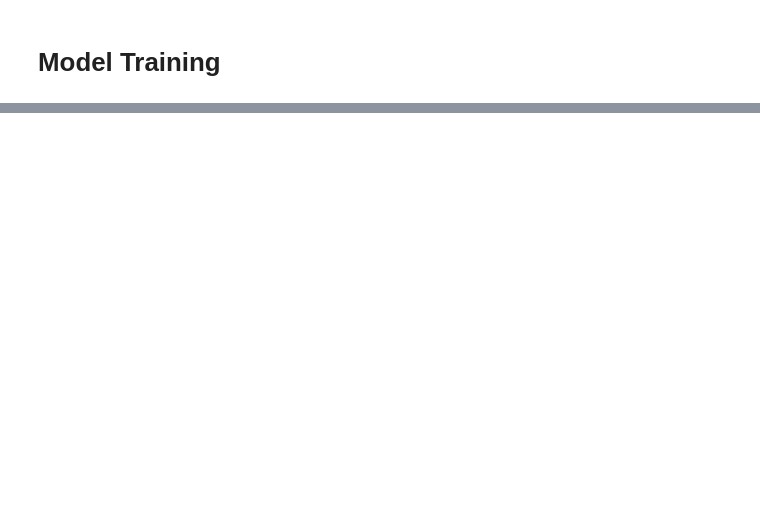
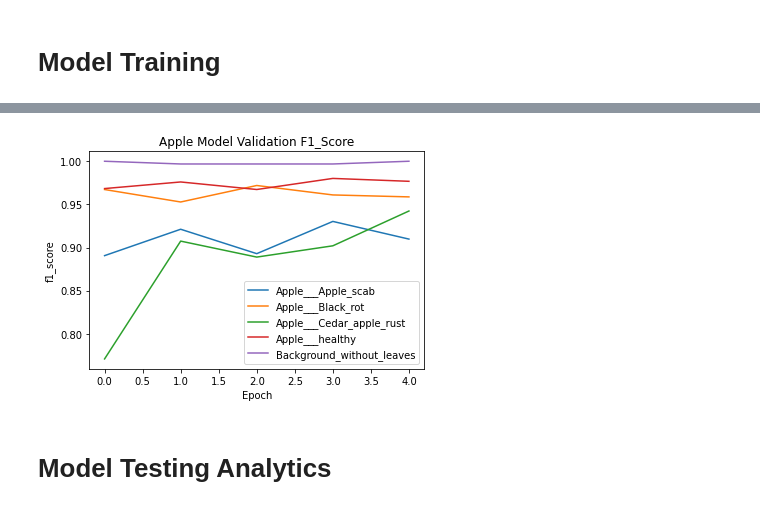
Before and after one commit to brymer-meneses/chloroplast, a Jupyter notebook: machine_learning/model_training/apple.ipynb, the cells around one changed output, grey strips where cells are left out. Cells and saved outputs as stored; diff of their text form; code cells hidden in the pictures; blank space fills up the shorter version.

```diff
--- a/machine_learning/model_training/apple.ipynb
+++ b/machine_learning/model_training/apple.ipynb
@@ -276,0 +349,11 @@ plt.show()
+# %%
+plt.plot(training_history.history['val_f1_score'])
+plt.title('Apple Model Validation F1_Score')
+plt.ylabel('f1_score')
+plt.xlabel('Epoch')
+plt.legend(train_gen.class_indices.keys(), loc = 'lower right')
+plt.show()
+# %% [output]
+[figure, added]
+# %% [markdown]
+# Model Testing Analytics
```
Also changed, not shown: parts of 17 cells of this notebook.
